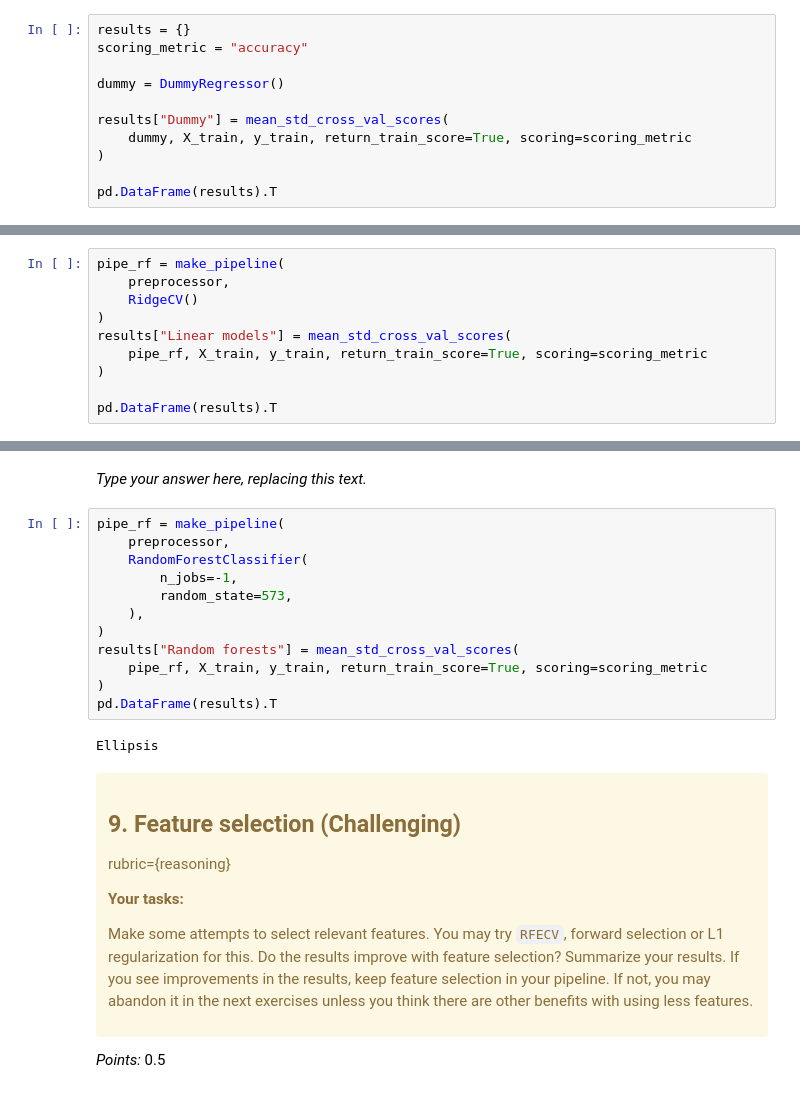
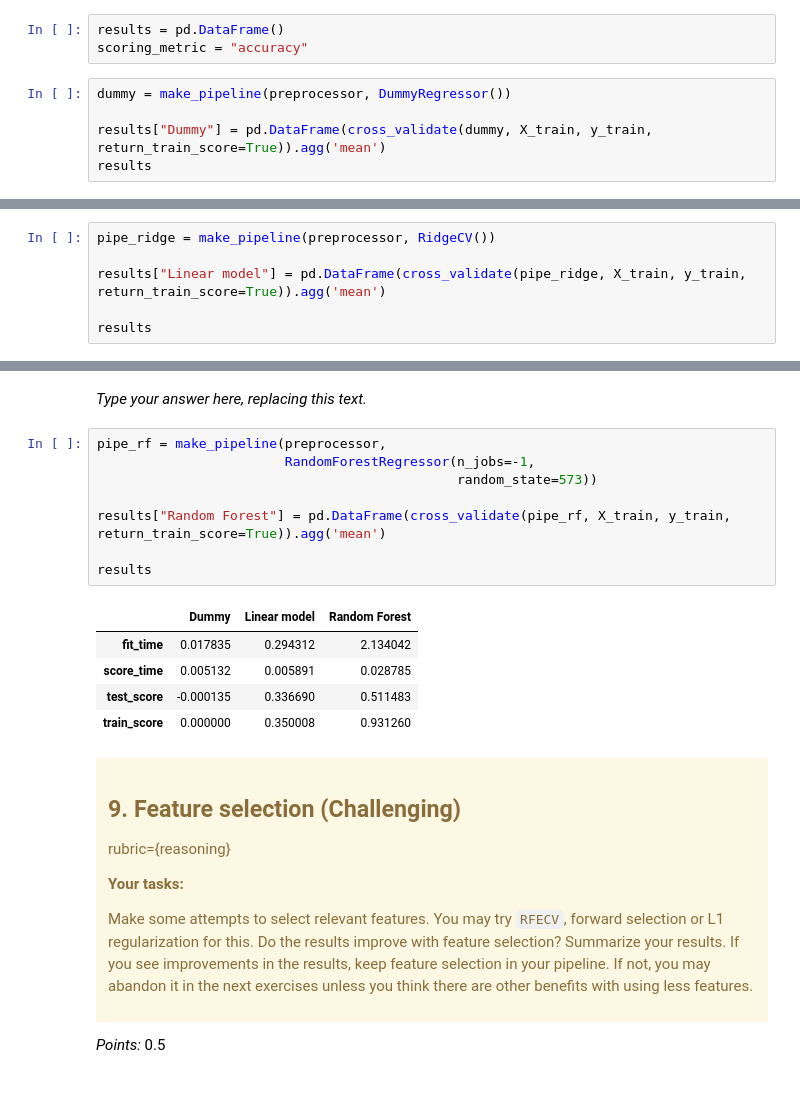
Before and after one commit to UBC-MDS/lab4_bnb_morris_eric, a Jupyter notebook: lab4.ipynb, the cells around one changed output, grey strips where cells are left out. Saved outputs shown, nothing was run; the diff lists cells and outputs as text.

Commit message:
get score for random forest

```diff
--- a/lab4.ipynb
+++ b/lab4.ipynb
@@ -394,12 +386,9 @@ def mean_std_cross_val_scores(model, X_train, y_train, **kwargs):
+# %%
+results = pd.DataFrame()
+scoring_metric = "accuracy"
 # %%
-results = {}
-scoring_metric = "accuracy"
+dummy = make_pipeline(preprocessor, DummyRegressor())
 
-dummy = DummyRegressor()
-
-results["Dummy"] = mean_std_cross_val_scores(
-    dummy, X_train, y_train, return_train_score=True, scoring=scoring_metric
-)
-
-pd.DataFrame(results).T
+results["Dummy"] = pd.DataFrame(cross_validate(dummy, X_train, y_train, return_train_score=True)).agg('mean')
+results
 # %% [output]
@@ -427,13 +420,9 @@ _Points:_ 8
 # %% [markdown]
 _Type your answer here, replacing this text._
 # %%
-pipe_rf = make_pipeline(
-    preprocessor,
-    RidgeCV()
-)
-results["Linear models"] = mean_std_cross_val_scores(
-    pipe_rf, X_train, y_train, return_train_score=True, scoring=scoring_metric
-)
+pipe_ridge = make_pipeline(preprocessor, RidgeCV())
 
-pd.DataFrame(results).T
+results["Linear model"] = pd.DataFrame(cross_validate(pipe_ridge, X_train, y_train, return_train_score=True)).agg('mean')
+
+results
 # %% [output]
@@ -458,19 +451,19 @@ _Points:_ 10
 # %% [markdown]
 _Type your answer here, replacing this text._
 # %%
-pipe_rf = make_pipeline(
-    preprocessor,
-    RandomForestClassifier(
-        n_jobs=-1,
-        random_state=573,
-    ),
-)
-results["Random forests"] = mean_std_cross_val_scores(
-    pipe_rf, X_train, y_train, return_train_score=True, scoring=scoring_metric
-)
-pd.DataFrame(results).T
+pipe_rf = make_pipeline(preprocessor,
+                        RandomForestRegressor(n_jobs=-1,
+                                              random_state=573))
+
+results["Random Forest"] = pd.DataFrame(cross_validate(pipe_rf, X_train, y_train, return_train_score=True)).agg('mean')
+
+results
 # %% [output]
-Ellipsis
+|  | Dummy | Linear model | Random Forest |
+| fit_time | 0.017835 | 0.294312 | 2.134042 |
+| score_time | 0.005132 | 0.005891 | 0.028785 |
+| test_score | -0.000135 | 0.336690 | 0.511483 |
+| train_score | 0.000000 | 0.350008 | 0.931260 |
 # %% [markdown]
 <!-- END QUESTION -->
 
```
Also changed, not shown: parts of 7 cells of this notebook.
